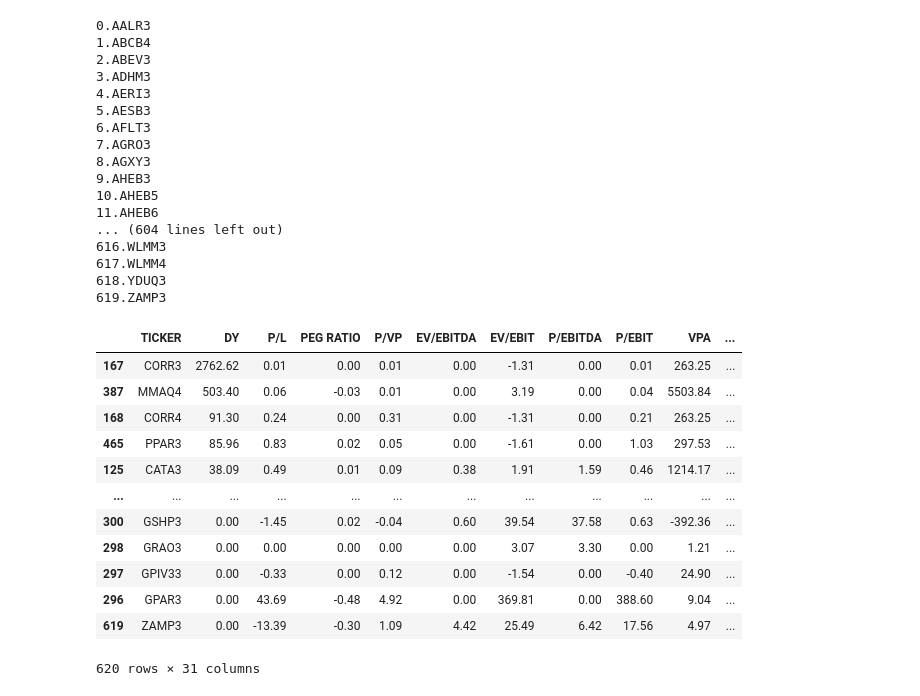
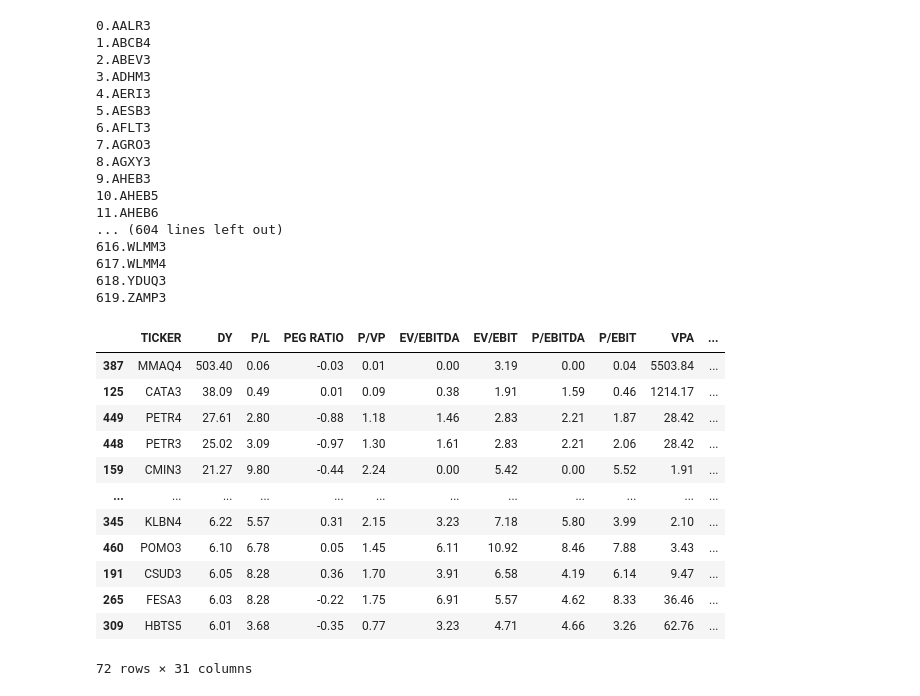
Before and after one commit to Scheinera/StatusInvest, a Jupyter notebook: [Status Invest] Ações Ind. Consolidados.ipynb, the cells around one changed output. Cells and saved outputs as stored; diff of their text form; code cells hidden in the pictures.

```diff
--- a/[Status Invest] Ações Ind. Consolidados.ipynb
+++ b/[Status Invest] Ações Ind. Consolidados.ipynb
@@ -257,23 +257,38 @@ dataset.to_csv("stocks.csv")
 stock = pd.read_csv("stocks.csv", sep=',', decimal=',', thousands='.', encoding='ISO-8859-1' )
 
 stock.rename(columns={stock.columns[0]: "TICKER" }, inplace=True)
+
+stock.rename(columns={'DÃ\x8dVIDA LÃ\x8dQUIDA/EBIT': "DIV.LIQ/EBIT" }, inplace=True)
+stock.rename(columns={'DÃ\x8dVIDA LÃ\x8dQUIDA/EBITDA': "DIV.LIQ/EBITDA" }, inplace=True)
+stock.rename(columns={'DÃ\x8dVIDA LÃ\x8dQUIDA/PL': "DIV.LIQ/PL" }, inplace=True)
+stock.rename(columns={'CAGR LUCROS 5 ANOS': "LUCRO_5ANOS" }, inplace=True)
+stock.rename(columns={'CAGR RECEITAS 5 ANOS': "RECEITAS_5ANOS" }, inplace=True)
+
 #stock.dropna(how='all', subset='DY', axis=0, inplace=True)
 stock.fillna(value=0, inplace=True)
 
 stock.sort_values(by='DY' , ascending=False, inplace=True)
-# %%
-stock
-# %% [output]
-|  | TICKER | DY | P/L | PEG RATIO | P/VP | EV/EBITDA | EV/EBIT | P/EBITDA | P/EBIT | VPA | ... |
-| 167 | CORR3 | 2762.62 | 0.01 | 0.00 | 0.01 | 0.00 | -1.31 | 0.00 | 0.01 | 263.25 | ... |
-| 387 | MMAQ4 | 503.40 | 0.06 | -0.03 | 0.01 | 0.00 | 3.19 | 0.00 | 0.04 | 5503.84 | ... |
-| 168 | CORR4 | 91.30 | 0.24 | 0.00 | 0.31 | 0.00 | -1.31 | 0.00 | 0.21 | 263.25 | ... |
-| 465 | PPAR3 | 85.96 | 0.83 | 0.02 | 0.05 | 0.00 | -1.61 | 0.00 | 1.03 | 297.53 | ... |
-| 125 | CATA3 | 38.09 | 0.49 | 0.01 | 0.09 | 0.38 | 1.91 | 1.59 | 0.46 | 1214.17 | ... |
-| ... | ... | ... | ... | ... | ... | ... | ... | ... | ... | ... | ... |
-| 300 | GSHP3 | 0.00 | -1.45 | 0.02 | -0.04 | 0.60 | 39.54 | 37.58 | 0.63 | -392.36 | ... |
-| 298 | GRAO3 | 0.00 | 0.00 | 0.00 | 0.00 | 0.00 | 3.07 | 3.30 | 0.00 | 1.21 | ... |
-| 297 | GPIV33 | 0.00 | -0.33 | 0.00 | 0.12 | 0.00 | -1.54 | 0.00 | -0.40 | 24.90 | ... |
-| 296 | GPAR3 | 0.00 | 43.69 | -0.48 | 4.92 | 0.00 | 369.81 | 0.00 | 388.60 | 9.04 | ... |
-| 619 | ZAMP3 | 0.00 | -13.39 | -0.30 | 1.09 | 4.42 | 25.49 | 6.42 | 17.56 | 4.97 | ... |
-620 rows × 31 columns
+# %%
+filter = stock.loc[stock['DY'] >= 6].loc[
+    stock['P/L'] >= 0.01].loc[
+    stock['P/L'] <= 15].loc[
+    stock['ROE'] >= 10].loc[
+    stock['EV/EBIT'] >= 0.01].loc[
+    stock['EV/EBIT'] <= 15].loc[
+    stock['LIQUIDEZ CORRENTE'] >= 0.5]
+
+filter
+# %% [output]
+|  | TICKER | DY | P/L | PEG RATIO | P/VP | EV/EBITDA | EV/EBIT | P/EBITDA | P/EBIT | VPA | ... |
+| 387 | MMAQ4 | 503.40 | 0.06 | -0.03 | 0.01 | 0.00 | 3.19 | 0.00 | 0.04 | 5503.84 | ... |
+| 125 | CATA3 | 38.09 | 0.49 | 0.01 | 0.09 | 0.38 | 1.91 | 1.59 | 0.46 | 1214.17 | ... |
+| 449 | PETR4 | 27.61 | 2.80 | -0.88 | 1.18 | 1.46 | 2.83 | 2.21 | 1.87 | 28.42 | ... |
+| 448 | PETR3 | 25.02 | 3.09 | -0.97 | 1.30 | 1.61 | 2.83 | 2.21 | 2.06 | 28.42 | ... |
+| 159 | CMIN3 | 21.27 | 9.80 | -0.44 | 2.24 | 0.00 | 5.42 | 0.00 | 5.52 | 1.91 | ... |
+| ... | ... | ... | ... | ... | ... | ... | ... | ... | ... | ... | ... |
+| 345 | KLBN4 | 6.22 | 5.57 | 0.31 | 2.15 | 3.23 | 7.18 | 5.80 | 3.99 | 2.10 | ... |
+| 460 | POMO3 | 6.10 | 6.78 | 0.05 | 1.45 | 6.11 | 10.92 | 8.46 | 7.88 | 3.43 | ... |
+| 191 | CSUD3 | 6.05 | 8.28 | 0.36 | 1.70 | 3.91 | 6.58 | 4.19 | 6.14 | 9.47 | ... |
+| 265 | FESA3 | 6.03 | 8.28 | -0.22 | 1.75 | 6.91 | 5.57 | 4.62 | 8.33 | 36.46 | ... |
+| 309 | HBTS5 | 6.01 | 3.68 | -0.35 | 0.77 | 3.23 | 4.71 | 4.66 | 3.26 | 62.76 | ... |
+72 rows × 31 columns
```
Also changed, not shown: 5 other files.
